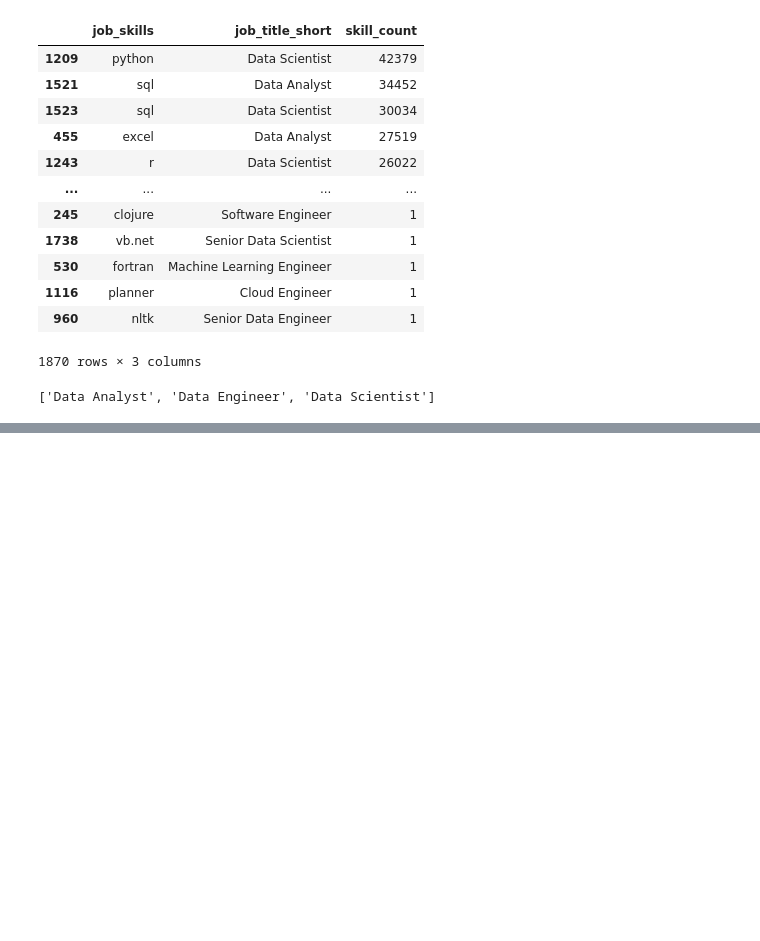
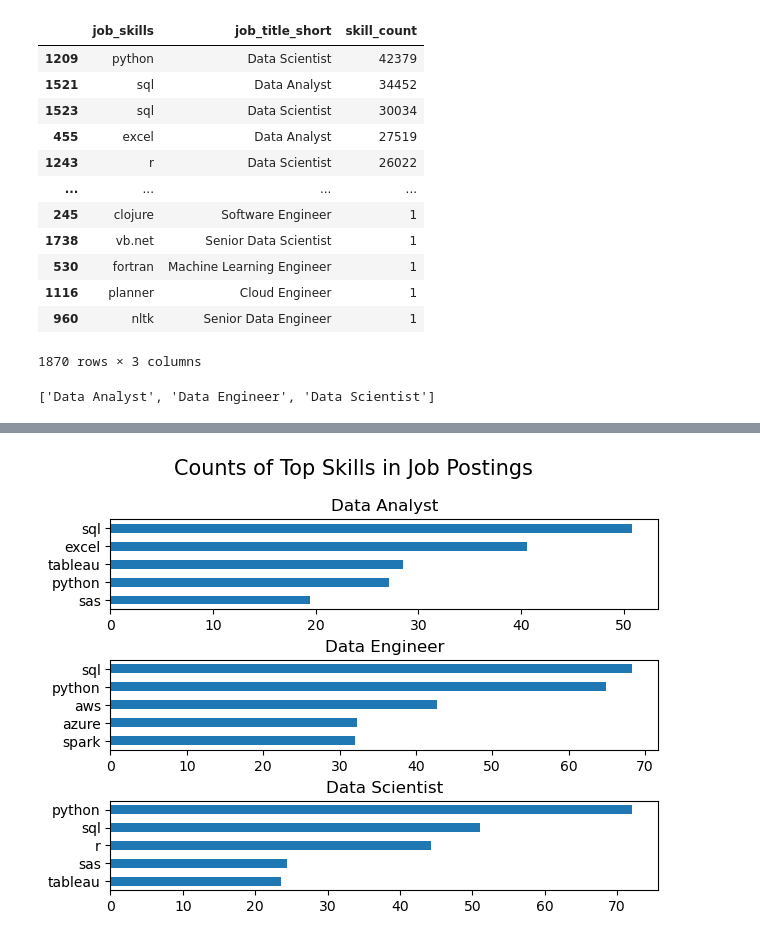
Before and after one commit to uuBach/Python_Data_Analytics_Project, a Jupyter notebook: 3_Project/2_Skill_Demand.ipynb, the cells around one changed output, grey strips where cells are left out. Saved outputs shown, nothing was run; the diff lists cells and outputs as text; code cells hidden in the pictures; blank space fills up the shorter version.

```diff
--- a/3_Project/2_Skill_Demand.ipynb
+++ b/3_Project/2_Skill_Demand.ipynb
@@ -70,0 +62,4 @@ for i, title in enumerate(job_titles):
+# %%
+df_job_total_count  = df_US['job_title_short'].value_counts().reset_index(name = 'jobs_total')
+
+df_job_total_count
@@ -70,0 +78,4 @@ for i, title in enumerate(job_titles):
+# %%
+df_skills_perc = pd.merge(df_skills_count, df_job_total_count, how = 'left', on = 'job_title_short')
+
+df_skills_perc['skill_percent'] = 100 * df_skills_perc['skill_count'] / df_skills_perc['jobs_total']
@@ -70,0 +98,15 @@ for i, title in enumerate(job_titles):
+# %%
+fig, ax = plt.subplots(len(job_titles), 1)
+
+for i, title in enumerate(job_titles):
+    df_plot = df_skills_perc[df_skills_perc['job_title_short'] == title].head(5)
+    df_plot.plot(kind = 'barh', x = 'job_skills', y = 'skill_percent', ax = ax[i], title = title)
+    ax[i].invert_yaxis()
+    ax[i].set_ylabel('')
+    ax[i].legend().set_visible(False)
+
+fig.suptitle('Counts of Top Skills in Job Postings', fontsize = 15)
+fig.tight_layout(h_pad = 0.5)
+plt.show()
+# %% [output]
+[figure, added]
```
Also changed, not shown: parts of 5 cells of this notebook, 1 other file.
